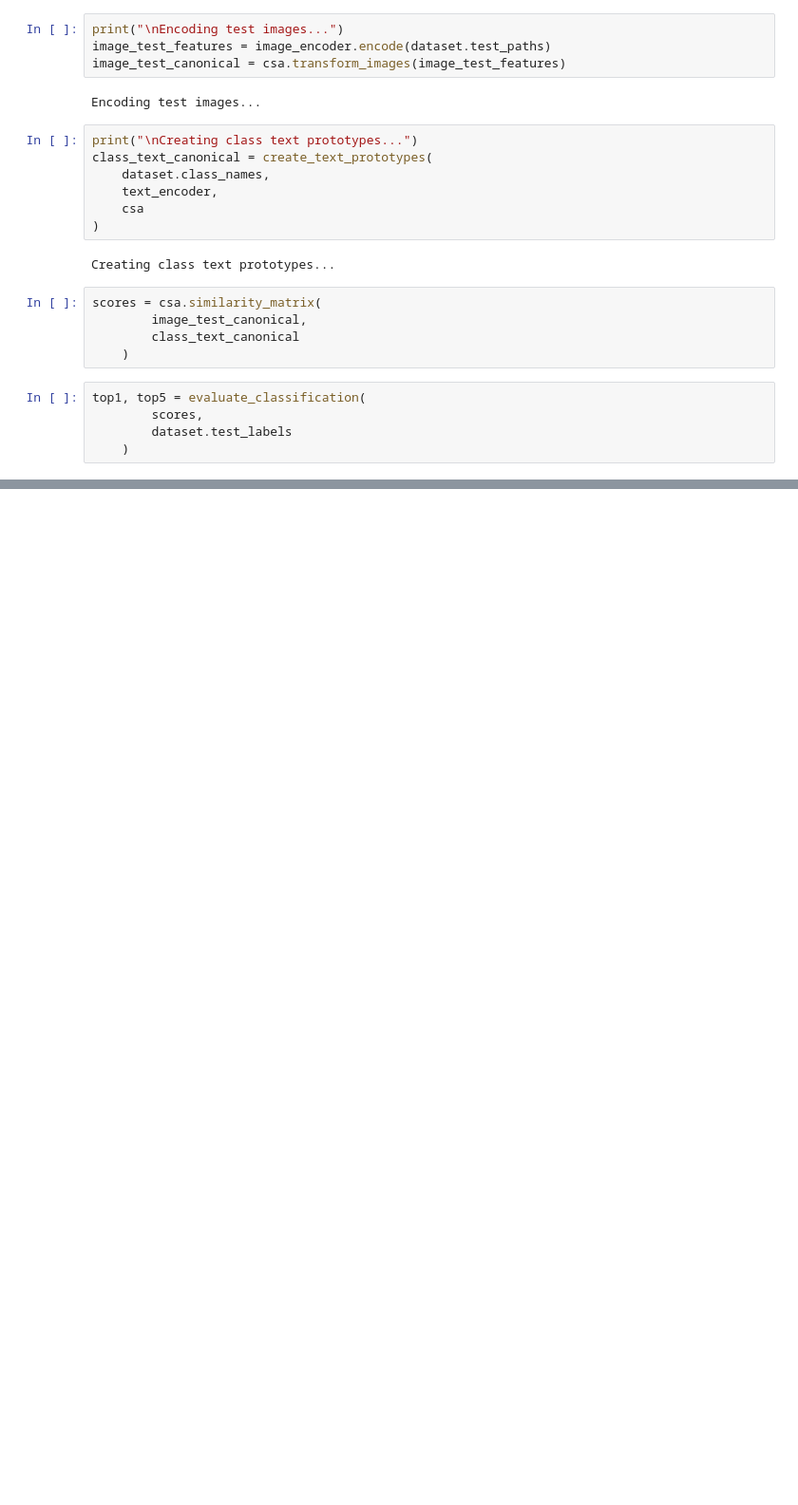
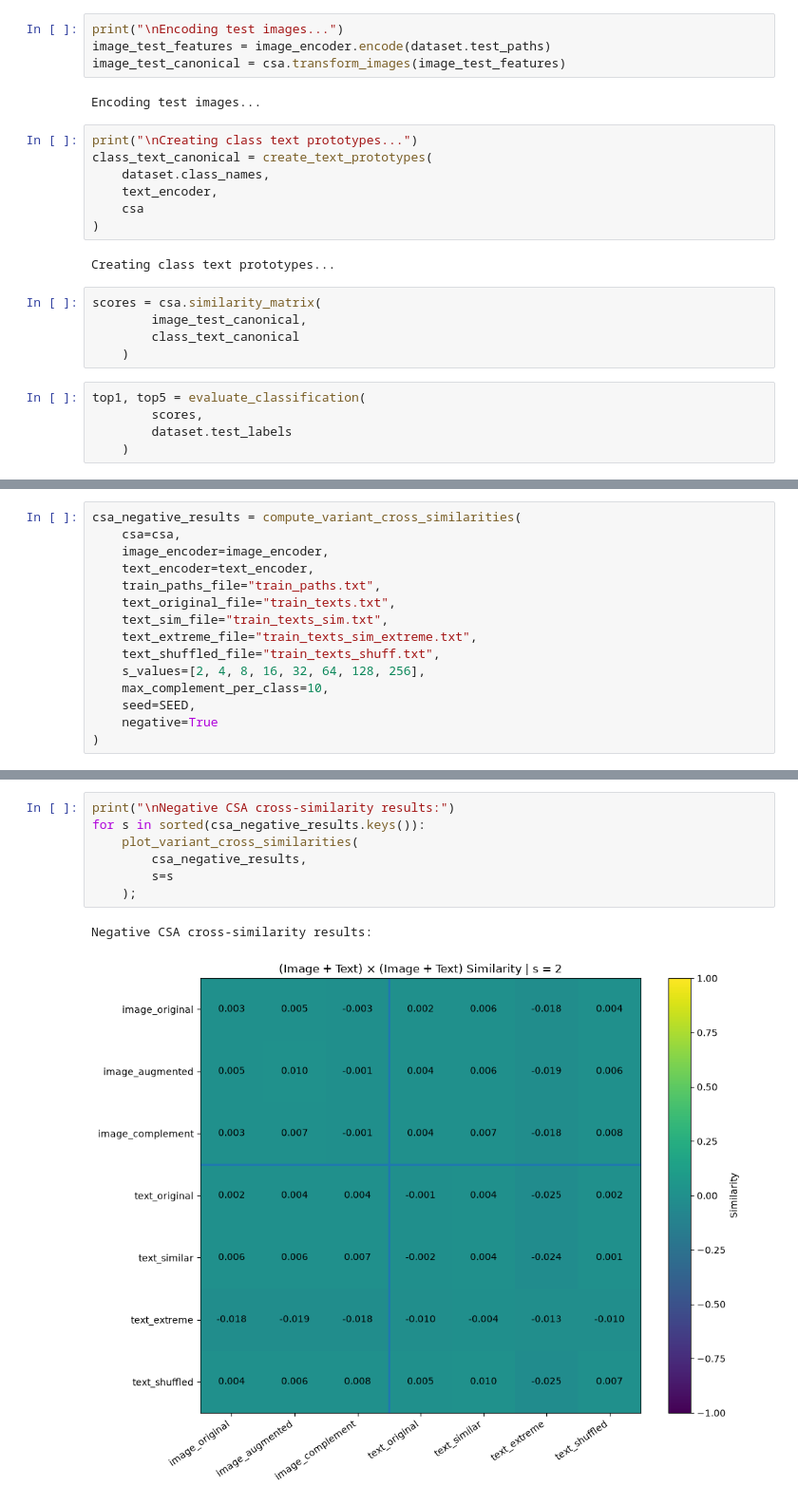
Before and after one commit to debasmit-ut-research/ITML-quest, a Jupyter notebook: notebooks/csa.ipynb, the cells around one changed output, grey strips where cells are left out. Shown at 95% size. Cells and saved outputs as stored; diff of their text form; blank space fills up the shorter version.

```diff
--- a/notebooks/csa.ipynb
+++ b/notebooks/csa.ipynb
@@ -564,0 +1342,15 @@ image_0002.jpg     | true=bass               | pred=yin_yang
+# %%
+csa_negative_results = compute_variant_cross_similarities(
+    csa=csa,
+    image_encoder=image_encoder,
+    text_encoder=text_encoder,
+    train_paths_file="train_paths.txt",
+    text_original_file="train_texts.txt",
+    text_sim_file="train_texts_sim.txt",
+    text_extreme_file="train_texts_sim_extreme.txt",
+    text_shuffled_file="train_texts_shuff.txt",
+    s_values=[2, 4, 8, 16, 32, 64, 128, 256],
+    max_complement_per_class=10,
+    seed=SEED,
+    negative=True
+)
@@ -564,0 +1368,10 @@ image_0002.jpg     | true=bass               | pred=yin_yang
+# %%
+print("\nNegative CSA cross-similarity results:")
+for s in sorted(csa_negative_results.keys()):
+    plot_variant_cross_similarities(
+        csa_negative_results,
+        s=s
+    );
+# %% [output]
+Negative CSA cross-similarity results:
+[figure, added]
```
Also changed, not shown: parts of 35 cells of this notebook, 6 other files.
